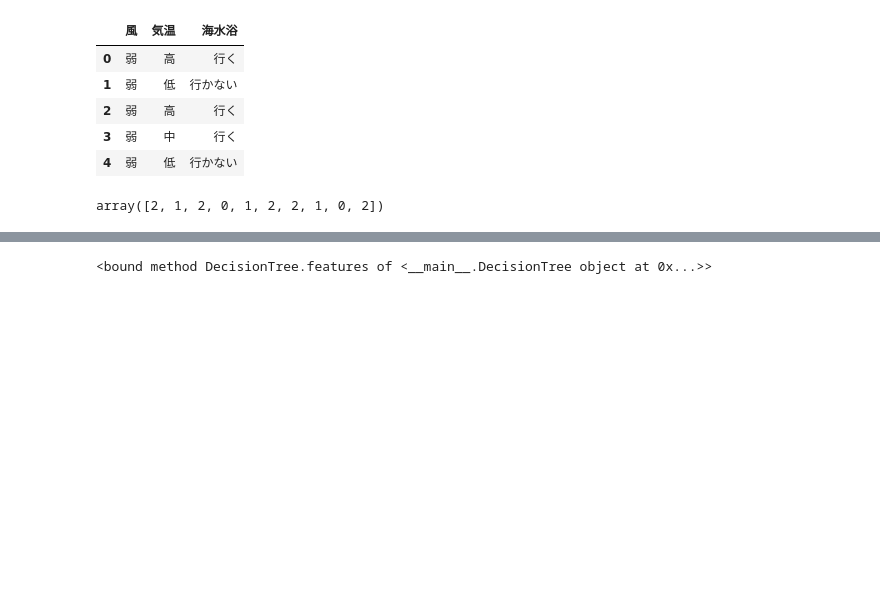
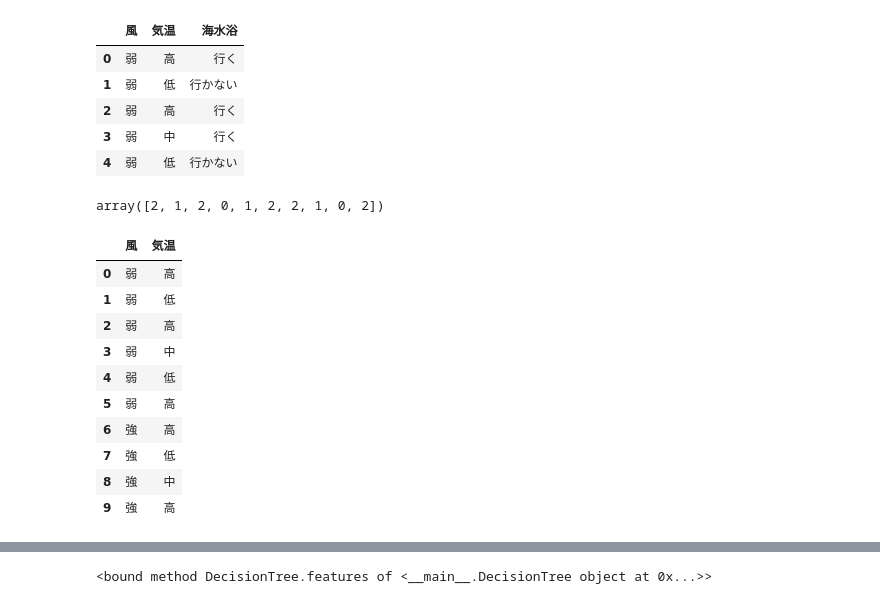
Before and after one commit to kaneshirok/tree, a Jupyter notebook: 決定木実装会.ipynb, the cells around one changed output, grey strips where cells are left out. Cells and saved outputs as stored; diff of their text form; code cells hidden in the pictures; blank space fills up the shorter version.

```diff
--- a/決定木実装会.ipynb
+++ b/決定木実装会.ipynb
@@ -95,0 +85,15 @@ def gini_index(target_dataframe, x_name, y_name):
+# %%
+test['海水浴'].value_counts()[0]
+test.drop('海水浴', axis=1)
+# %% [output]
+|  | 風 | 気温 |
+| 0 | 弱 | 高 |
+| 1 | 弱 | 低 |
+| 2 | 弱 | 高 |
+| 3 | 弱 | 中 |
+| 4 | 弱 | 低 |
+| 5 | 弱 | 高 |
+| 6 | 強 | 高 |
+| 7 | 強 | 低 |
+| 8 | 強 | 中 |
+| 9 | 強 | 高 |
```
Also changed, not shown: parts of 6 cells of this notebook.
